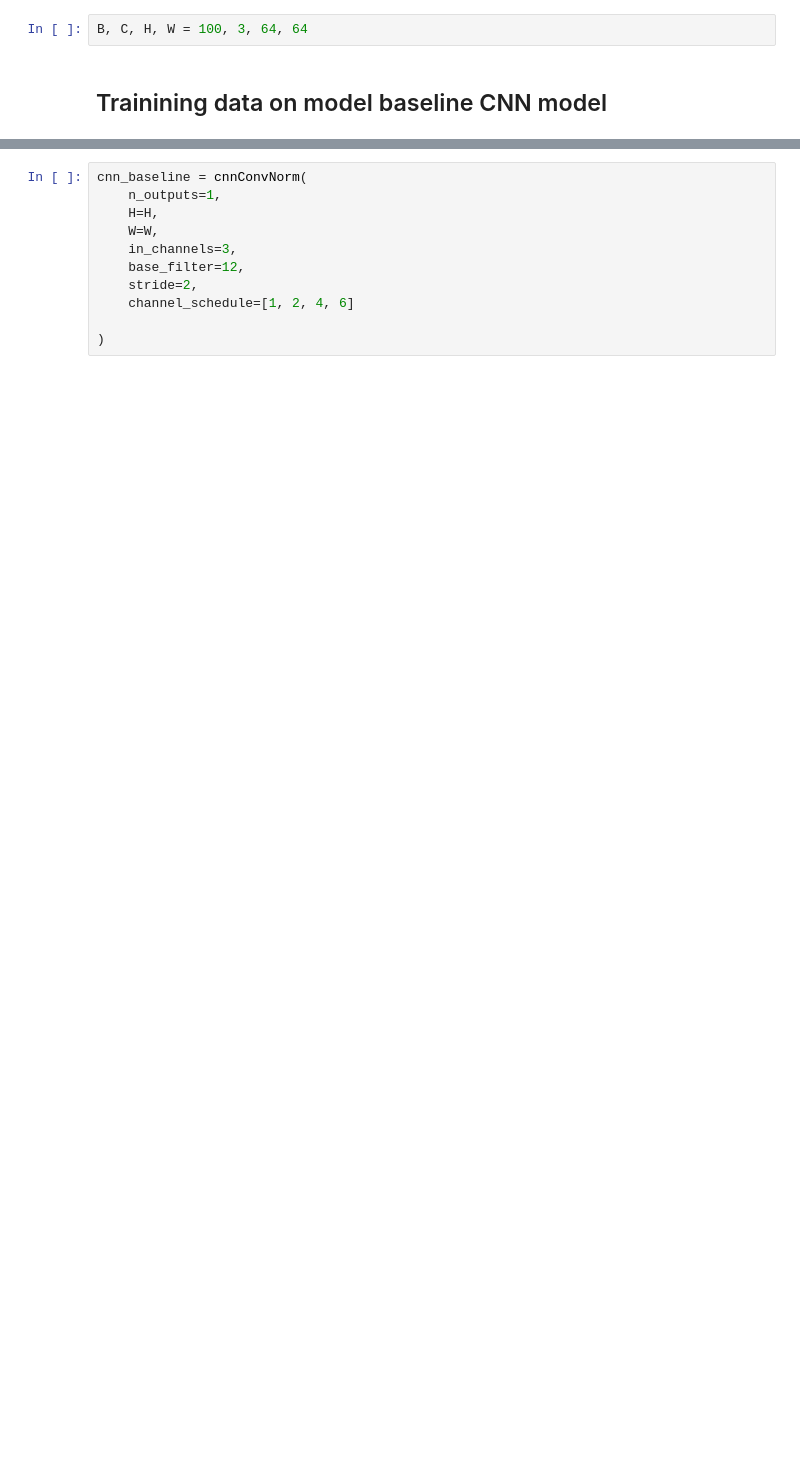
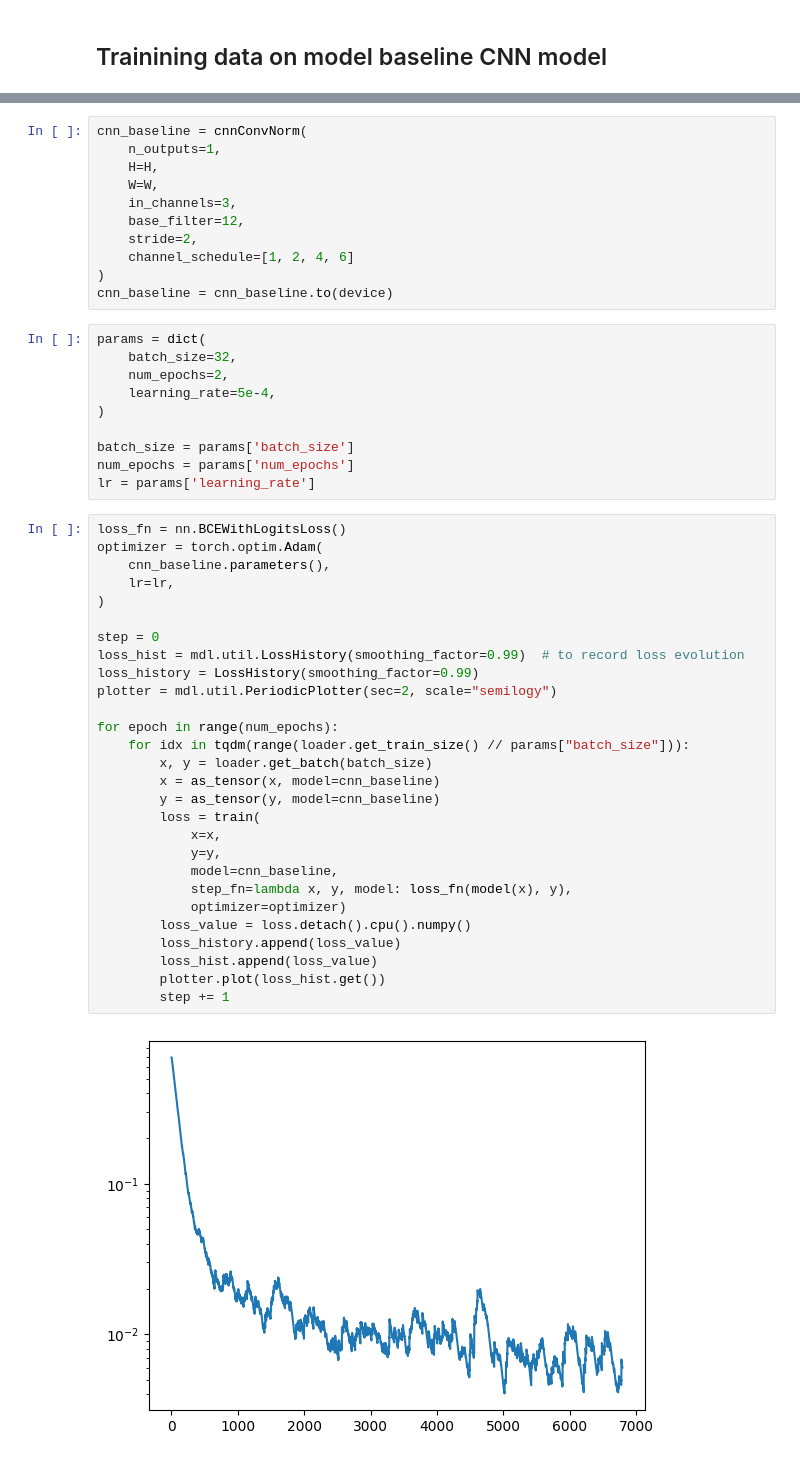
Before and after one commit to xqyn/irelium, a Jupyter notebook: notebook/dbvae.ipynb, the cells around one changed output, grey strips where cells are left out. Saved outputs shown, nothing was run; the diff lists cells and outputs as text; blank space fills up the shorter version.

```diff
--- a/notebook/dbvae.ipynb
+++ b/notebook/dbvae.ipynb
@@ -113,7 +117,5 @@ print(f'{B}-{C}-{H}-{W}')
 # %% [output]
 100-3-64-64
-# %%
-B, C, H, W = 100, 3, 64, 64
 # %% [markdown]
 ## Trainining data on model baseline CNN model
 # %%
@@ -128,5 +134,45 @@ cnn_baseline = cnnConvNorm(
     base_filter=12,
     stride=2,
     channel_schedule=[1, 2, 4, 6]
-
 )
+cnn_baseline = cnn_baseline.to(device)
+# %%
+params = dict(
+    batch_size=32,
+    num_epochs=2,
+    learning_rate=5e-4,
+)
+
+batch_size = params['batch_size']
+num_epochs = params['num_epochs']
+lr = params['learning_rate']
+# %%
+loss_fn = nn.BCEWithLogitsLoss()
+optimizer = torch.optim.Adam(
+    cnn_baseline.parameters(),
+    lr=lr,
+)
+
+step = 0
+loss_hist = mdl.util.LossHistory(smoothing_factor=0.99)  # to record loss evolution
+loss_history = LossHistory(smoothing_factor=0.99)
+plotter = mdl.util.PeriodicPlotter(sec=2, scale="semilogy")
+
+for epoch in range(num_epochs):
+    for idx in tqdm(range(loader.get_train_size() // params["batch_size"])):
+        x, y = loader.get_batch(batch_size)
+        x = as_tensor(x, model=cnn_baseline)
+        y = as_tensor(y, model=cnn_baseline)
+        loss = train(
+            x=x,
+            y=y,
+            model=cnn_baseline,
+            step_fn=lambda x, y, model: loss_fn(model(x), y),
+            optimizer=optimizer)
+        loss_value = loss.detach().cpu().numpy()
+        loss_history.append(loss_value)
+        loss_hist.append(loss_value)
+        plotter.plot(loss_hist.get())
+        step += 1
+# %% [output]
+[figure, added]
```
Also changed, not shown: parts of 15 cells of this notebook, 16 other files.
